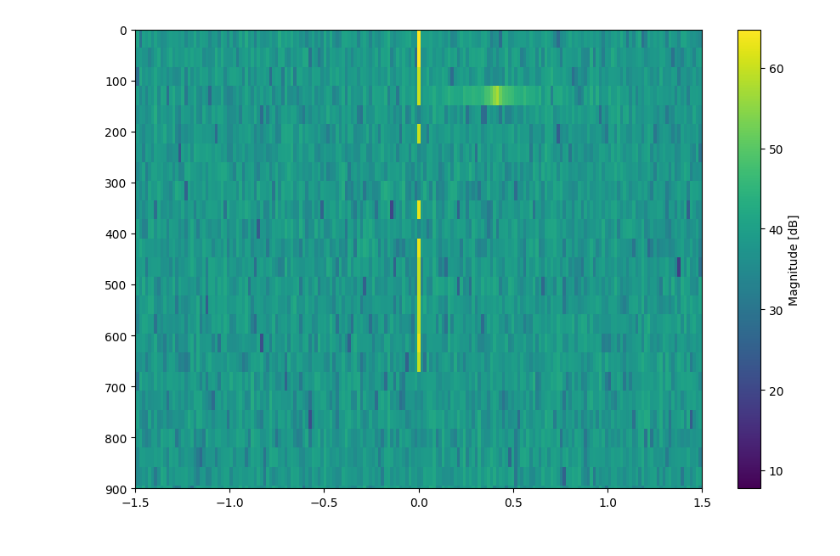
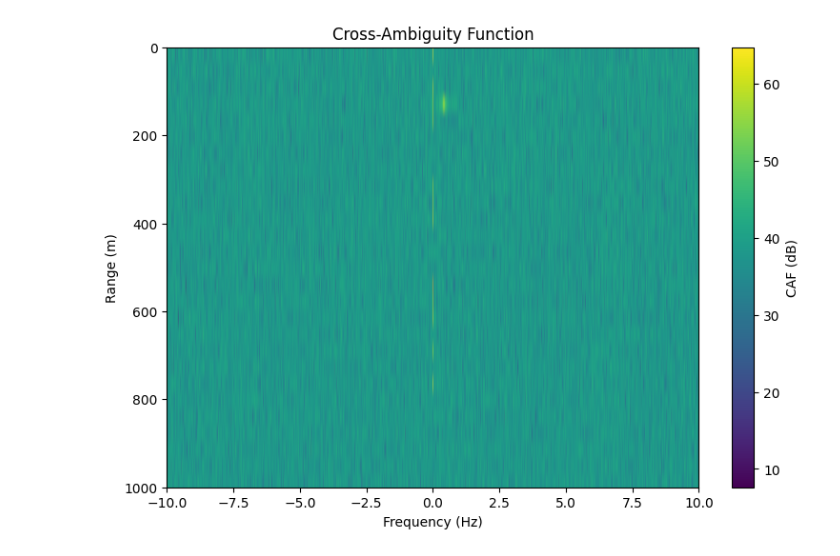
Before and after one commit to Gianmgf/PassiveRadarChain, a Jupyter notebook: sims/test.ipynb, the cells around one changed output. Saved outputs shown, nothing was run; the diff lists cells and outputs as text; code cells hidden in the pictures.

```diff
--- a/sims/test.ipynb
+++ b/sims/test.ipynb
@@ -48,19 +50,13 @@ surv = echo + clutter
 # %%
 caf, f, r = compute_caf(batch=Np, fs=fs, surveillance= surv, reference= reference_signal)
 # %%
-fig4, ax4 = plt.subplots(figsize=(9, 6))
+
 extent = [f[0] / 1e3, f[-1] / 1e3, r[-1], r[0]]
-im = ax4.imshow(
-    10 * np.log10(np.abs(caf)), cmap="viridis", aspect="auto", extent=extent
-)
-
-
-plt.colorbar(im, ax=ax4, label="Magnitude [dB]")
-plt.ylim(900,0)
-plt.xlim(-1.5,1.5)
-plt.tight_layout()
+fig, ax = plot_caf(caf, extent, db=True, aspect="auto", cmap="viridis")
+plt.xlim(-10, 10)
+plt.ylim(1000, 0)
 plt.show()
 # %% [output]
-[figure, old version]
+[figure, new version]
 # %%
 filtered_surv = block_lattice_filter(surveillance=echo+clutter, reference=reference_signal, order=30)
```
Also changed, not shown: parts of 6 cells of this notebook, 11 other files.
